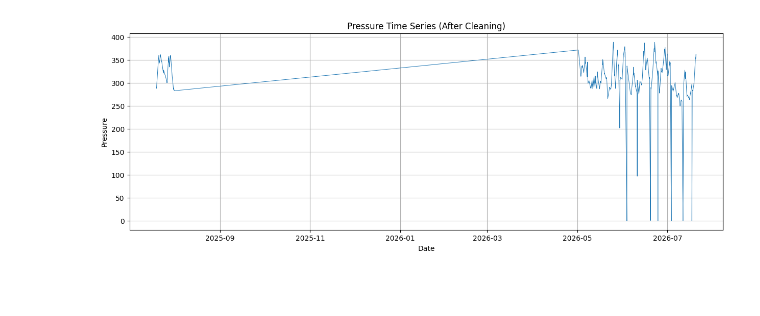
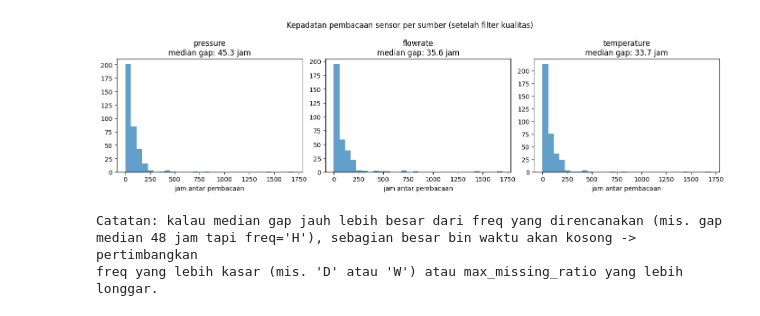
Before and after one commit to Integrated-Monitoring-System/IMS-Model-Forecasting, a Jupyter notebook: N-BeatsX/preproc.ipynb, the cells around one changed output. Drawn from its saved outputs; the diff is of its cells as text; code cells hidden in the pictures; blank space fills up the shorter version.

```diff
--- a/N-BeatsX/preproc.ipynb
+++ b/N-BeatsX/preproc.ipynb
@@ -74,20 +128,5 @@ Shape setelah parse: (1200, 8)
 # %%
-# =========================================================
-# REMOVE INVALID PERIOD
-# 2025-08-01 sampai 2026-04-30
-# =========================================================
-
-INVALID_START = pd.Timestamp('2025-08-01 00:00:00')
-INVALID_END   = pd.Timestamp('2026-04-30 23:59:59')
-
-valid_df = df[
-    ~(
-        (df['DateTime'] >= INVALID_START) &
-        (df['DateTime'] <= INVALID_END)
-    )
-].copy()
-
-print('Data sebelum cleaning :', len(df))
-print('Data sesudah cleaning :', len(valid_df))
-print('Data terhapus         :', len(df) - len(valid_df))
+# Cek hasil ekstraksi equipment_id dari TagName -- pastikan ketiga sumber punya equipment_id yang SAMA
+for param_name, df_src in cleaned_sources.items():
+    print(f"{param_name}: equipment_id ditemukan -> {sorted(df_src['equipment_id'].unique())}")
 # %% [output]
@@ -135,11 +147,24 @@ DateTime
 # %%
-plt.figure(figsize=(15,5))
-plt.plot(ts.index, ts['pressure'], linewidth=0.7)
-plt.title('Pressure Time Series (After Cleaning)')
-plt.xlabel('Date')
-plt.ylabel('Pressure')
-plt.grid(True)
+# Kepadatan data: interval antar pembacaan (setelah filter kualitas), per sumber
+# Ini PENTING untuk menentukan freq yang realistis di Config -- kalau rata-rata interval
+# antar baca adalah beberapa hari, freq="H" tidak akan pernah cukup padat.
+fig, axes = plt.subplots(1, len(cleaned_sources), figsize=(14, 4))
+for ax, (param_name, df_src) in zip(axes, cleaned_sources.items()):
+    intervals_hours = df_src.sort_values(cfg.datetime_col)[cfg.datetime_col].diff().dt.total_seconds() / 3600
+    ax.hist(intervals_hours.dropna(), bins=30, color="tab:blue", alpha=0.7)
+    median_gap = intervals_hours.median()
+    ax.set_title(f"{param_name}\nmedian gap: {median_gap:.1f} jam")
+    ax.set_xlabel("jam antar pembacaan")
+plt.suptitle("Kepadatan pembacaan sensor per sumber (setelah filter kualitas)")
+plt.tight_layout()
 plt.show()
+
+print("Catatan: kalau median gap jauh lebih besar dari freq yang direncanakan (mis. gap")
+print("median 48 jam tapi freq='H'), sebagian besar bin waktu akan kosong -> pertimbangkan")
+print("freq yang lebih kasar (mis. 'D' atau 'W') atau max_missing_ratio yang lebih longgar.")
 # %% [output]
-[figure, old version]
+[figure, new version]
+Catatan: kalau median gap jauh lebih besar dari freq yang direncanakan (mis. gap
+median 48 jam tapi freq='H'), sebagian besar bin waktu akan kosong -> pertimbangkan
+freq yang lebih kasar (mis. 'D' atau 'W') atau max_missing_ratio yang lebih longgar.
 # %%
```
Also changed, not shown: parts of 19 cells of this notebook, 3 other files.
